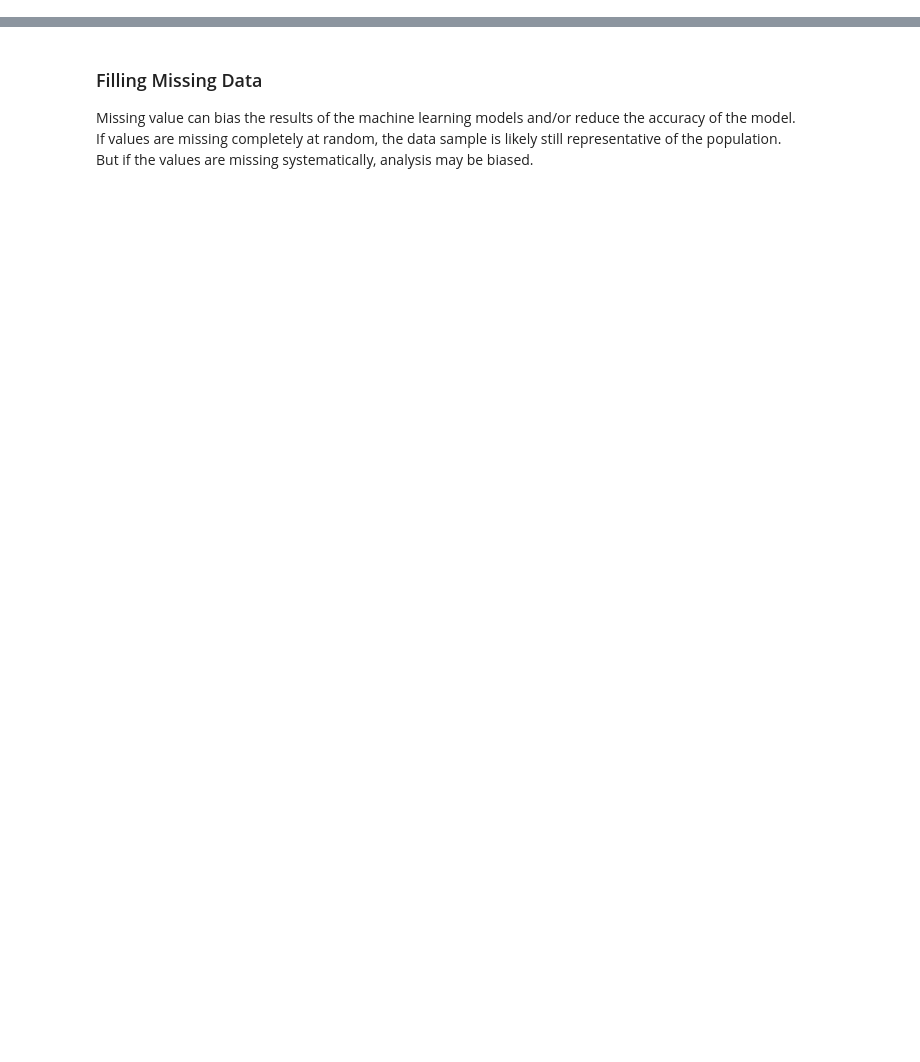
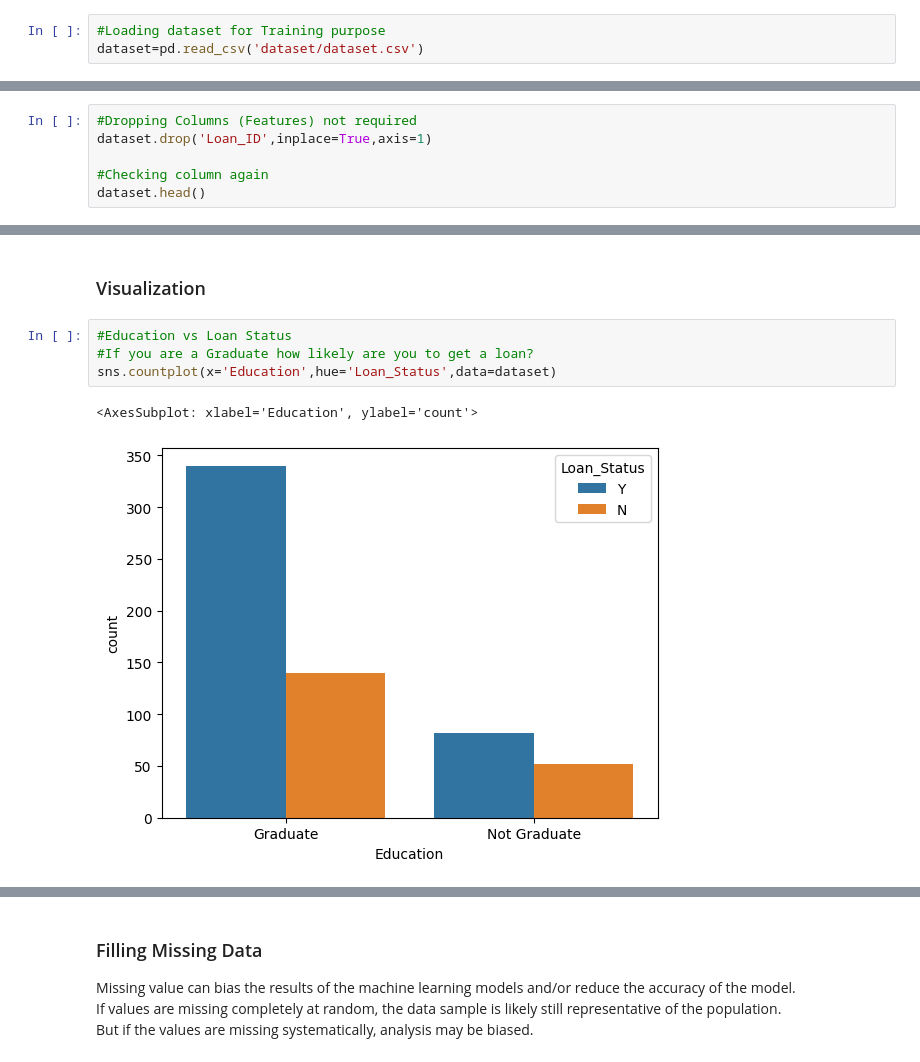
Before and after one commit to Zeenuxo/loan_predictor_ml, a Jupyter notebook: loan_model.ipynb, the cells around one changed output, grey strips where cells are left out. Saved outputs shown, nothing was run; the diff lists cells and outputs as text; blank space fills up the shorter version.

Commit message:
New dataset

```diff
--- a/loan_model.ipynb
+++ b/loan_model.ipynb
@@ -205,0 +35,3 @@ data.head()
+# %%
+#Loading dataset for Training purpose
+dataset=pd.read_csv('dataset/dataset.csv')
@@ -205,0 +97,6 @@ data.head()
+# %%
+#Dropping Columns (Features) not required
+dataset.drop('Loan_ID',inplace=True,axis=1)
+
+#Checking column again
+dataset.head()
@@ -205,0 +110,9 @@ data.head()
+# %% [markdown]
+### Visualization
+# %%
+#Education vs Loan Status
+#If you are a Graduate how likely are you to get a loan?
+sns.countplot(x='Education',hue='Loan_Status',data=dataset)
+# %% [output]
+<AxesSubplot: xlabel='Education', ylabel='count'>
+[figure, added]
```
Also changed, not shown: parts of 60 cells of this notebook, 2 other files.
